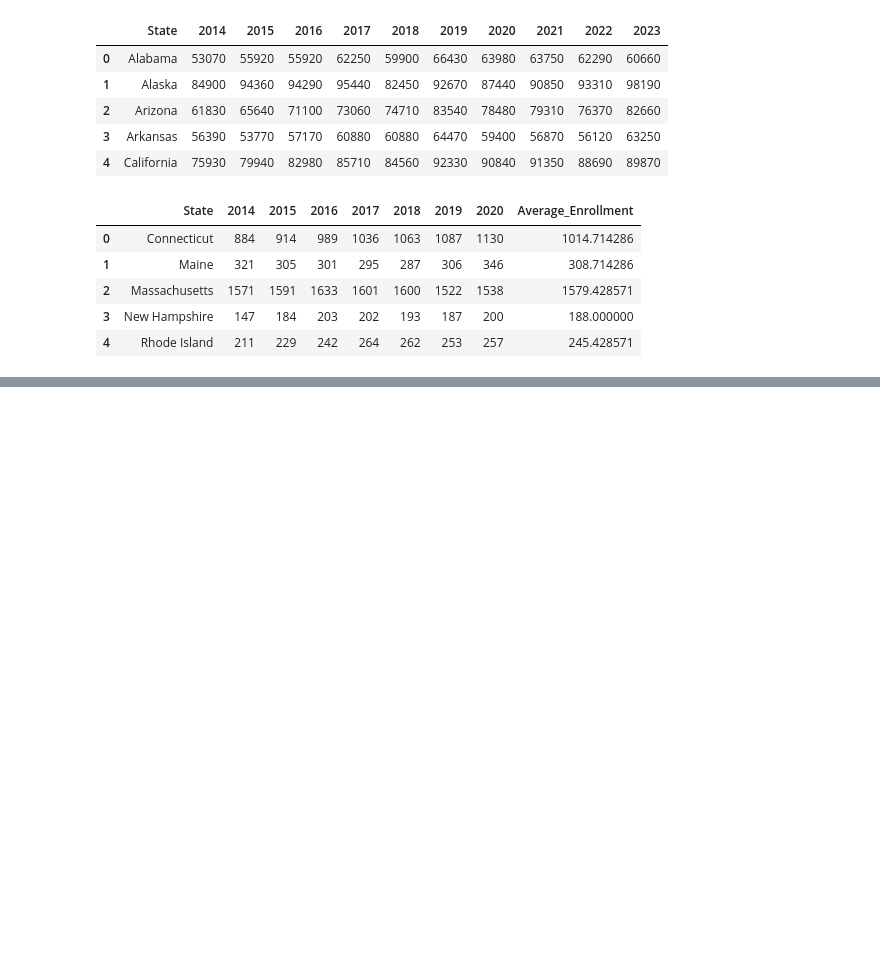
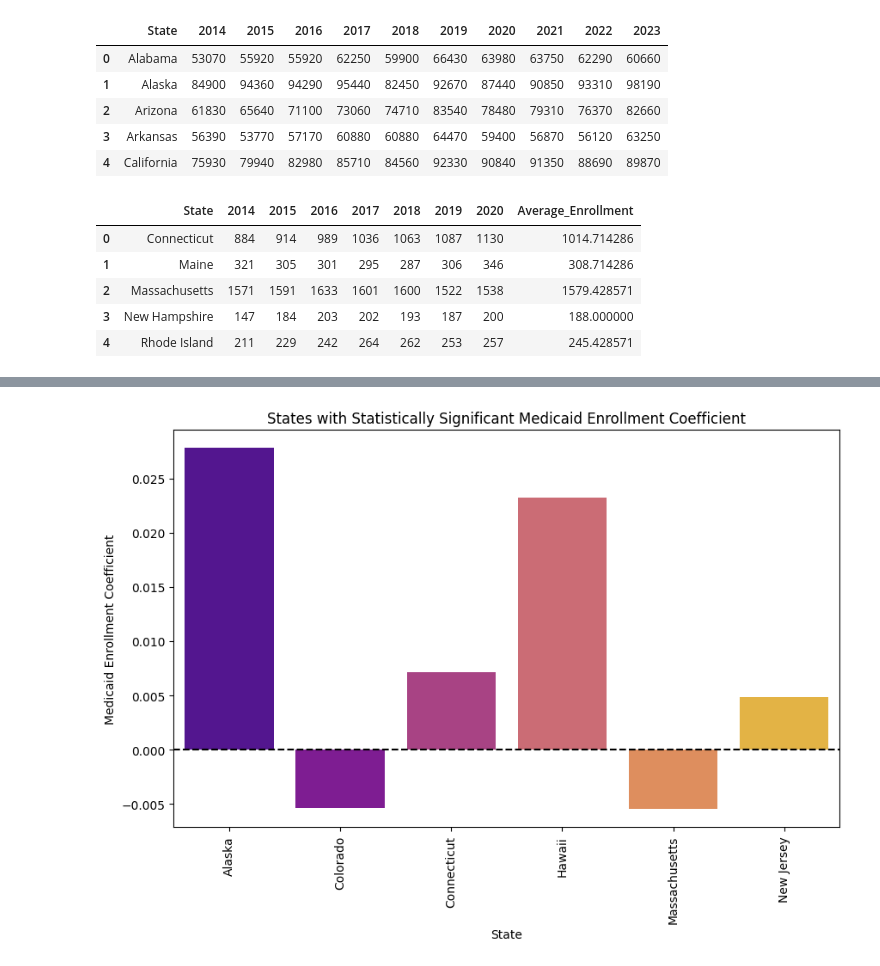
Before and after one commit to anajonicholson/DS4002-Project2, a Jupyter notebook: SCRIPTS/healthcare_analysis.ipynb, the cells around one changed output, grey strips where cells are left out. Saved outputs shown, nothing was run; the diff lists cells and outputs as text; code cells hidden in the pictures; blank space fills up the shorter version.

```diff
--- a/SCRIPTS/healthcare_analysis.ipynb
+++ b/SCRIPTS/healthcare_analysis.ipynb
@@ -78,0 +143,34 @@ cost_over_salary
+# %%
+medicaid_enrollment.drop('Average_Enrollment', axis=1, inplace=True)
+
+medicaid_enrollment_long = medicaid_enrollment.melt(id_vars=["State"], var_name="Year", value_name="Medicaid_Enrollment")
+medicaid_enrollment_long["Year"] = medicaid_enrollment_long["Year"].astype(int)
+
+# Merge the two DataFrames on State and Year
+merged_df = pd.merge(cost_over_salary_long, medicaid_enrollment_long, on=["State", "Year"])
+# %%
+from statsmodels.tsa.arima.model import ARIMA
+import warnings
+
+# Suppress warnings for clarity
+warnings.filterwarnings("ignore")
+
+# Dictionary to store results
+arima_results = {}
+
+for state in merged_df['State'].unique():
+    state_data = merged_df[merged_df['State'] == state].set_index("Year")
+
+    # Define dependent (endog) and independent (exog) variables
+    endog = state_data['Adjusted_Per_Capita_Healthcare']
+    exog = state_data[['Medicaid_Enrollment']]
+
+    # Fit ARIMA with external regressor (exog)
+    try:
+        model = ARIMA(endog, order=(1, 1, 1), exog=exog)
+        fitted_model = model.fit()
+        arima_results[state] = fitted_model.summary()
+        print(f"ARIMA results for {state}:")
+        print(fitted_model.summary())
+    except Exception as e:
+        print(f"ARIMA model could not be fit for {state}: {e}")
@@ -78,0 +242,12 @@ cost_over_salary
+# %%
+significant_states = results_df[results_df['Medicaid_P_Value'] < 0.05]
+
+plt.figure(figsize=(10, 6))
+sns.barplot(x='State', y='Medicaid_Coef', data=significant_states, palette='plasma')
+plt.axhline(0, color='black', linestyle='--')
+plt.title("States with Statistically Significant Medicaid Enrollment Coefficient")
+plt.xticks(rotation=90)
+plt.ylabel("Medicaid Enrollment Coefficient")
+plt.show()
+# %% [output]
+[figure, added]
```
Also changed, not shown: parts of 10 cells of this notebook.
